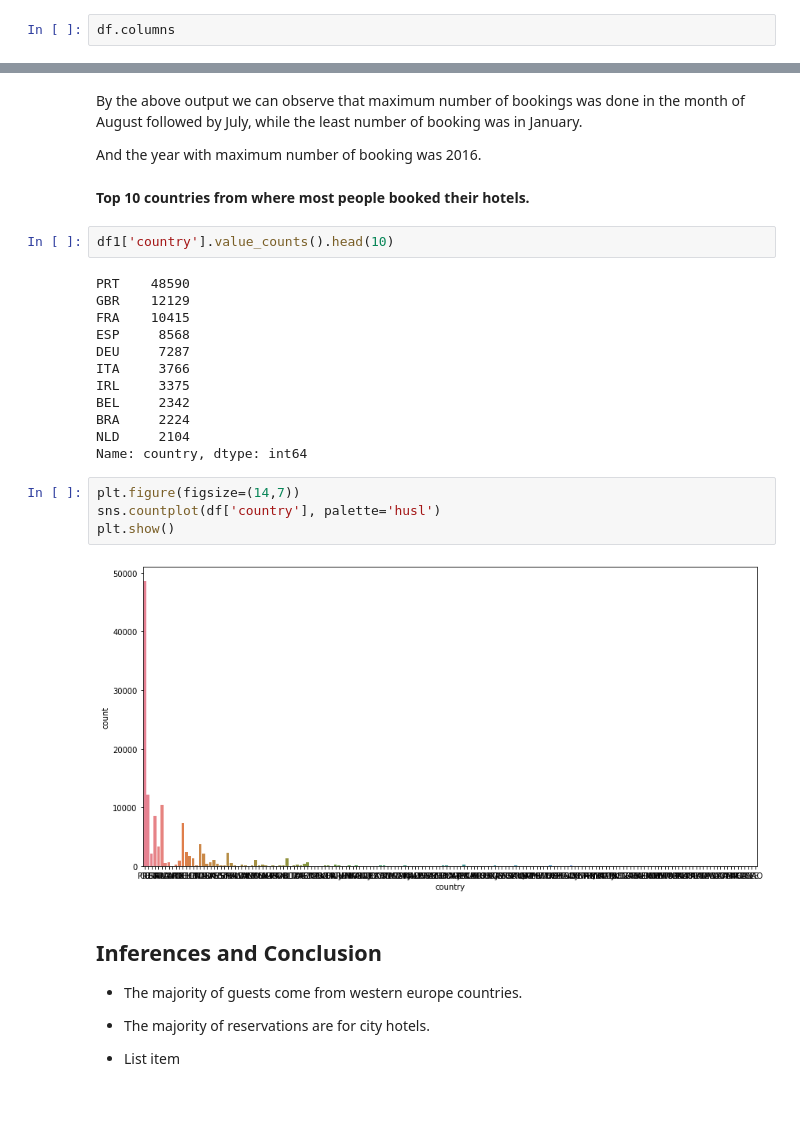
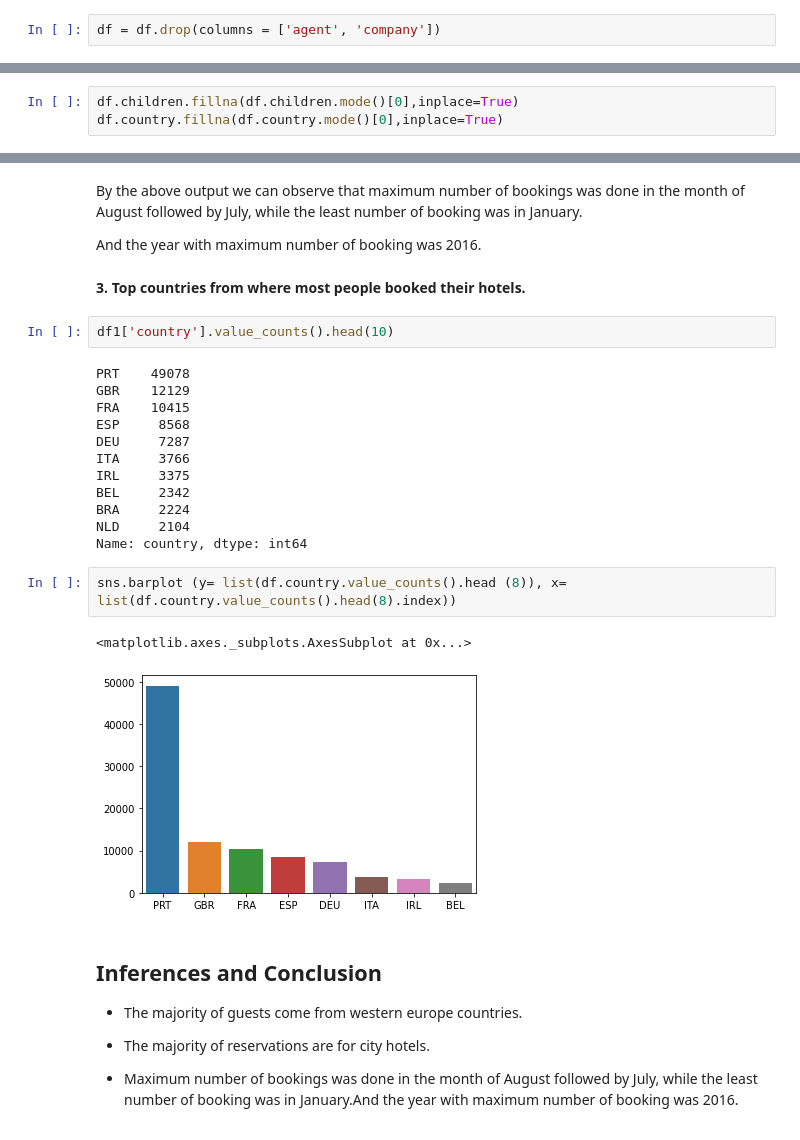
Before and after one commit to jayantimala/Hotel-booking-data-analysis, a Jupyter notebook: Jayanti_Mala_Hotel_Booking_Analysis_Capstone_Project.ipynb, the cells around one changed output, grey strips where cells are left out. Drawn from its saved outputs; the diff is of its cells as text; blank space fills up the shorter version.

Commit message:
Final_commit-Hotel_Booking_Analysis_Capstone_Project

```diff
--- a/Jayanti_Mala_Hotel_Booking_Analysis_Capstone_Project.ipynb
+++ b/Jayanti_Mala_Hotel_Booking_Analysis_Capstone_Project.ipynb
@@ -104,2 +128,2 @@ dtype: int64
 # %%
-df.columns
+df = df.drop(columns = ['agent', 'company'])
@@ -129,0 +132,3 @@ new_df = df[['hotel','lead_time', 'arrival_date_year',
+# %%
+df.children.fillna(df.children.mode()[0],inplace=True)
+df.country.fillna(df.country.mode()[0],inplace=True)
@@ -187,11 +214,11 @@ number of bookings was done in the month of August followed by July, while the l
 
 And the year with maximum number of booking was 2016.
 # %% [markdown]
-**Top 10 countries from where most people booked their hotels.**
+**3. Top countries from where most people booked their hotels.**
 # %%
 df1['country'].value_counts().head(10)
 # %% [output]
-PRT    48590
+PRT    49078
 GBR    12129
 FRA    10415
 ESP     8568
@@ -202,12 +229,11 @@ BEL     2342
 BRA     2224
 NLD     2104
 Name: country, dtype: int64
-# %%
-plt.figure(figsize=(14,7))
-sns.countplot(df['country'], palette='husl')
-plt.show()
-# %% [output]
-[figure, removed]
+# %%
+sns.barplot (y= list(df.country.value_counts().head (8)), x= list(df.country.value_counts().head(8).index))
+# %% [output]
+<matplotlib.axes._subplots.AxesSubplot at 0x...>
+[figure, added]
 # %% [markdown]
 ## **Inferences and Conclusion**
 
@@ -217,4 +243,4 @@ countries.
 
 *   The majority of reservations are for city hotels.
 
-*   List item
+*   Maximum number of bookings was done in the month of August followed by July, while the least number of booking was in January.And the year with maximum number of booking was 2016.
```
Also changed, not shown: parts of 12 cells of this notebook.
